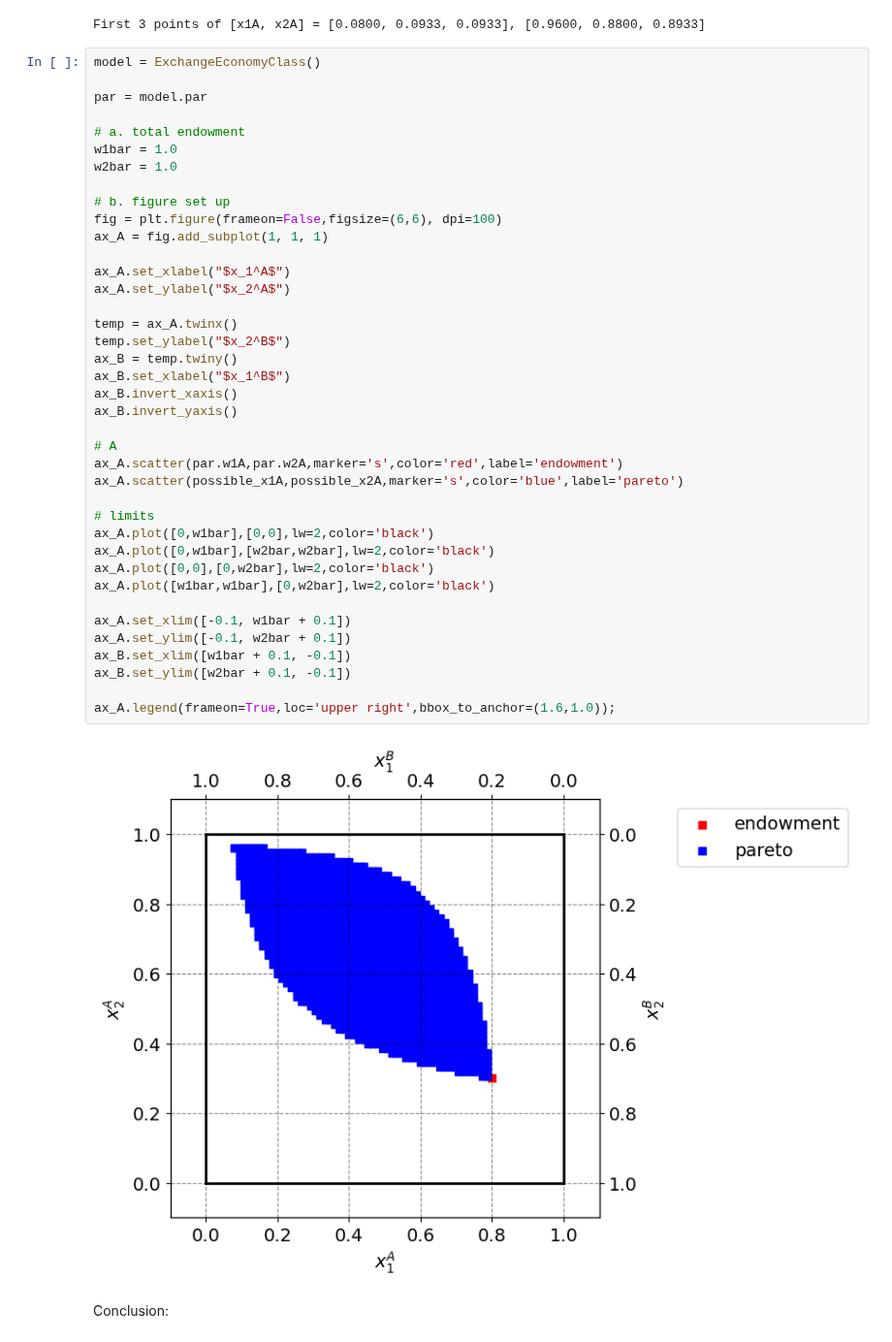
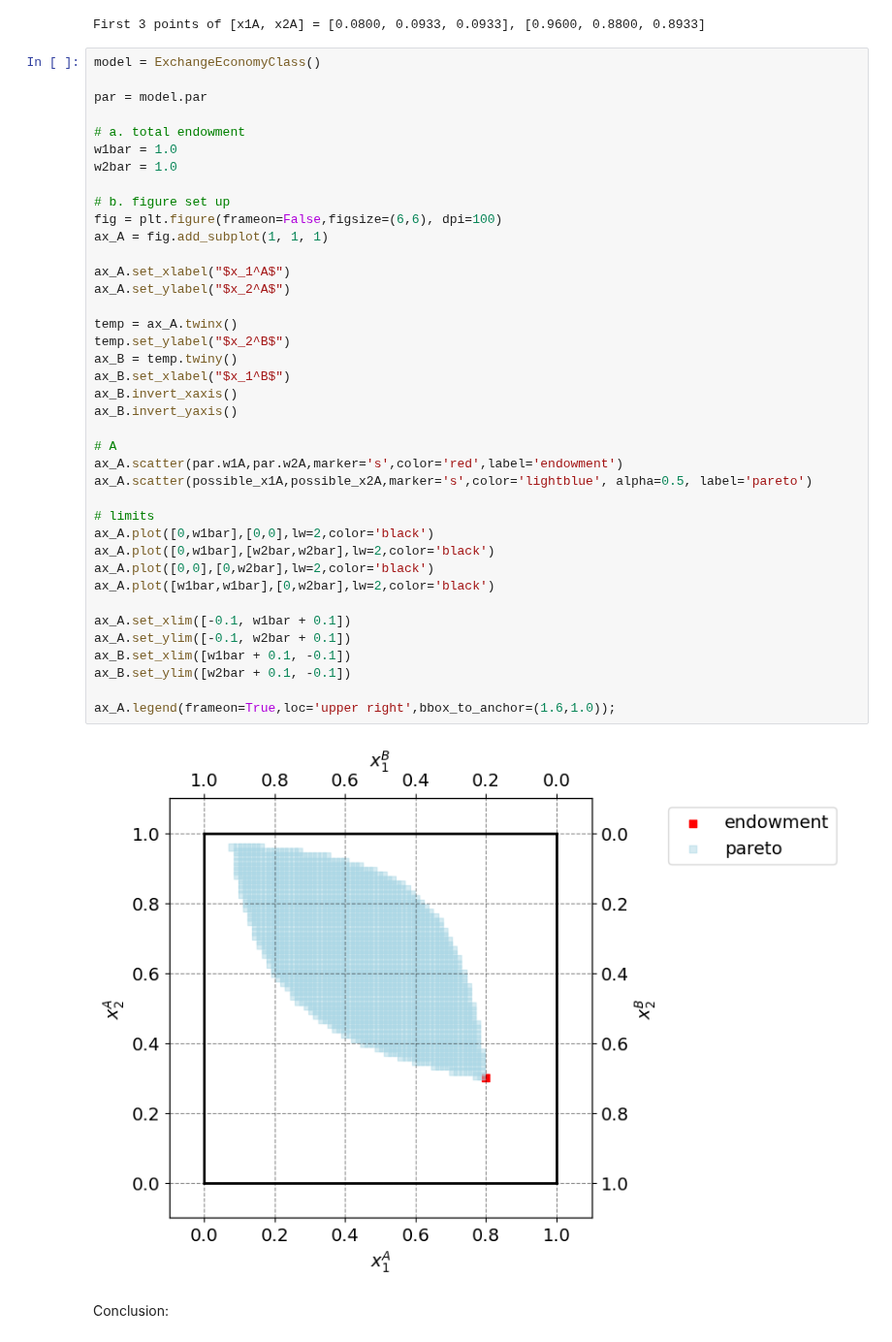
Before and after one commit to NumEconCopenhagen/projects-2024-emil-og-simon, a Jupyter notebook: inauguralproject/inauguralproject.ipynb, the cells around one changed output. Shown at 97% size. Drawn from its saved outputs; the diff is of its cells as text.

```diff
--- a/inauguralproject/inauguralproject.ipynb
+++ b/inauguralproject/inauguralproject.ipynb
@@ -107,35 +118,35 @@ w2bar = 1.0
 # b. figure set up
 fig = plt.figure(frameon=False,figsize=(6,6), dpi=100)
 ax_A = fig.add_subplot(1, 1, 1)
 
 ax_A.set_xlabel("$x_1^A$")
 ax_A.set_ylabel("$x_2^A$")
 
 temp = ax_A.twinx()
 temp.set_ylabel("$x_2^B$")
 ax_B = temp.twiny()
 ax_B.set_xlabel("$x_1^B$")
 ax_B.invert_xaxis()
 ax_B.invert_yaxis()
 
 # A
 ax_A.scatter(par.w1A,par.w2A,marker='s',color='red',label='endowment')
-ax_A.scatter(possible_x1A,possible_x2A,marker='s',color='blue',label='pareto')
+ax_A.scatter(possible_x1A,possible_x2A,marker='s',color='lightblue', alpha=0.5, label='pareto')
 
 # limits
 ax_A.plot([0,w1bar],[0,0],lw=2,color='black')
 ax_A.plot([0,w1bar],[w2bar,w2bar],lw=2,color='black')
 ax_A.plot([0,0],[0,w2bar],lw=2,color='black')
 ax_A.plot([w1bar,w1bar],[0,w2bar],lw=2,color='black')
 
 ax_A.set_xlim([-0.1, w1bar + 0.1])
 ax_A.set_ylim([-0.1, w2bar + 0.1])
 ax_B.set_xlim([w1bar + 0.1, -0.1])
 ax_B.set_ylim([w2bar + 0.1, -0.1])
 
 ax_A.legend(frameon=True,loc='upper right',bbox_to_anchor=(1.6,1.0));
 # %% [output]
-[figure, old version]
+[figure, new version]
 # %% [markdown]
 Conclusion:
 # %% [markdown]
```
Also changed, not shown: parts of 20 cells of this notebook, 1 other file.
